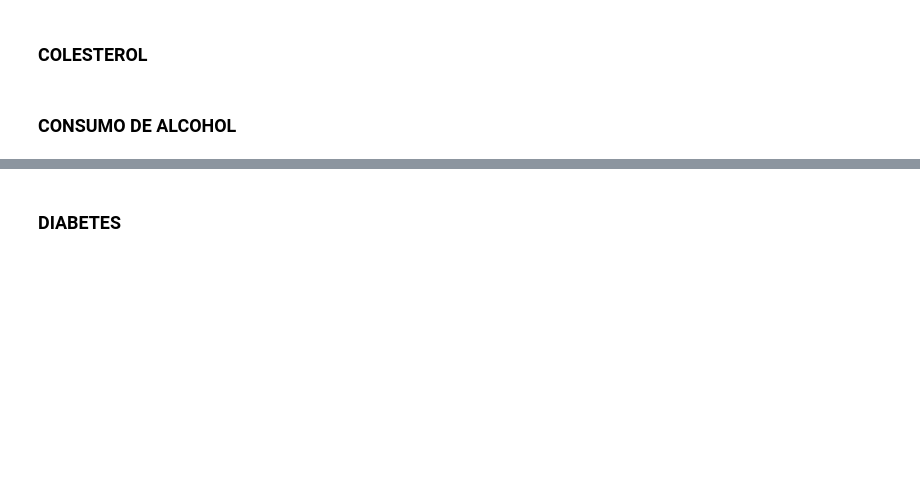
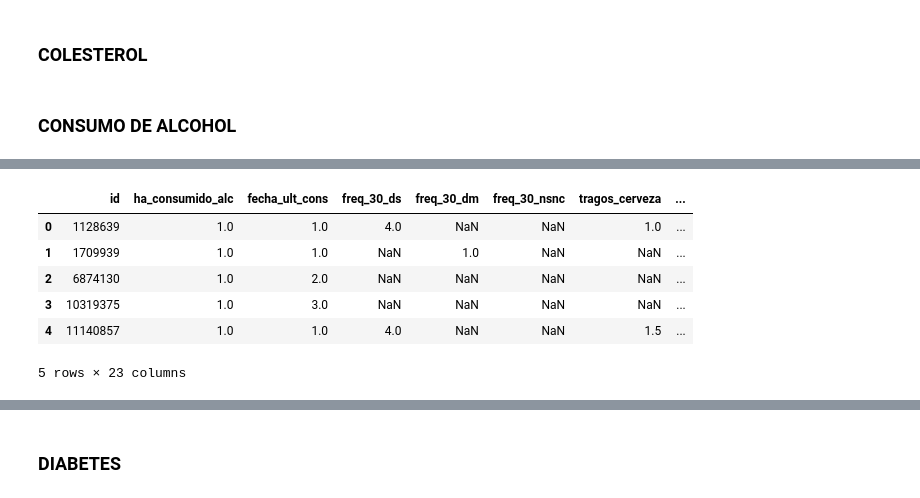
Before and after one commit to Data-Science-YPF/factores_riesgo, a Jupyter notebook: acondicionamiento.ipynb, the cells around one changed output, grey strips where cells are left out. Saved outputs shown, nothing was run; the diff lists cells and outputs as text; code cells hidden in the pictures; blank space fills up the shorter version.

```diff
--- a/acondicionamiento.ipynb
+++ b/acondicionamiento.ipynb
@@ -166,0 +273,43 @@ tabaquismo_raw.rename(columns = {
+# %%
+# Renombro las columnas
+consumo_alcohol_raw.rename( columns = {
+    'bica01': 'ha_consumido_alc',
+    'bica02': 'fecha_ult_cons',
+    'bica03_01': 'freq_30_ds',
+    'bica03_02': 'freq_30_dm',
+    'bica03_99': 'freq_30_nsnc',
+    'bica04_01_b': 'tragos_cerveza',
+    'bica04_01_c': 'tragos_cerveza_notoma',
+    'bica04_02_b': 'tragos_vino',
+    'bica04_02_c': 'tragos_vino_notoma',
+    'bica04_03_b': 'tragos_bebida_fuerte',
+    'bica04_03_c': 'tragos_bebida_fuerte_notoma',
+    'bica04_04': 'toma_otras_bebidas',
+    'bica05_01_b': 'sobrecon_cant_cerveza',
+    'bica05_01_c': 'sobrecon_cerv_notoma',
+    'bica05_02_b': 'sobrecon_cant_vino',
+    'bica05_02_c': 'sobrecon_vino_notoma',
+    'bica05_03_b': 'sobrecon_cant_bebfuerte',
+    'bica05_03_c': 'sobrecon_bebfuerte_notoma',
+    'bica05_04': 'sobrecon_otrasb',
+    'bica06': 'manejo_alcholizado30',
+    'bica07': 'aprueba_aumento_imp_alchol'
+}, inplace= True)
+# %%
+# Voy a comenzar filtrando solo los consumos dentro de 30 dias que son los que me importan
+# asigno valor nan a los ns/nc
+consumo_alcohol_raw['fecha_ult_cons'] = consumo_alcohol_raw['fecha_ult_cons'].replace(reemplazos)
+consumo_alcohol_raw['ha_consumido_alc'] = consumo_alcohol_raw['ha_consumido_alc'].replace(reemplazos)
+# %%
+# Ahora voy a convertir la columna de dias a la semana a dias al mes y combinarlas en una'freq_30_dm 'freq_30_ds'
+consumo_alcohol_raw.freq_30_ds = consumo_alcohol_raw.freq_30_ds * 4
+# %%
+consumo_alcohol_raw.head()
+# %% [output]
+|  | id | ha_consumido_alc | fecha_ult_cons | freq_30_ds | freq_30_dm | freq_30_nsnc | tragos_cerveza | ... |
+| 0 | 1128639 | 1.0 | 1.0 | 4.0 | NaN | NaN | 1.0 | ... |
+| 1 | 1709939 | 1.0 | 1.0 | NaN | 1.0 | NaN | NaN | ... |
+| 2 | 6874130 | 1.0 | 2.0 | NaN | NaN | NaN | NaN | ... |
+| 3 | 10319375 | 1.0 | 3.0 | NaN | NaN | NaN | NaN | ... |
+| 4 | 11140857 | 1.0 | 1.0 | 4.0 | NaN | NaN | 1.5 | ... |
+5 rows × 23 columns
```
Also changed, not shown: parts of 37 cells of this notebook, 1 other file.
